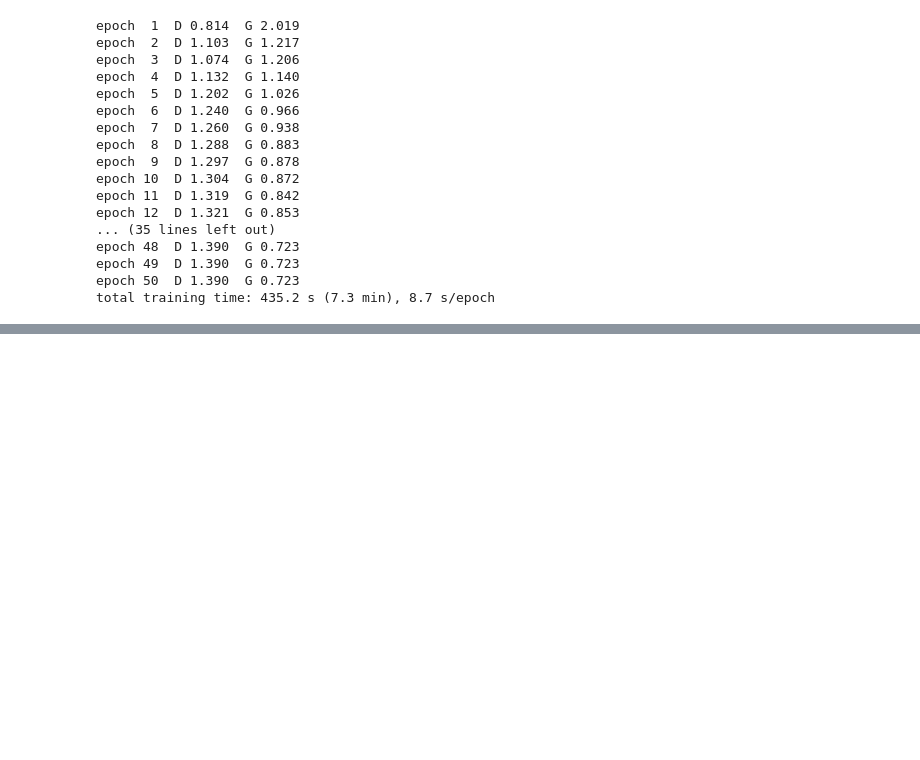
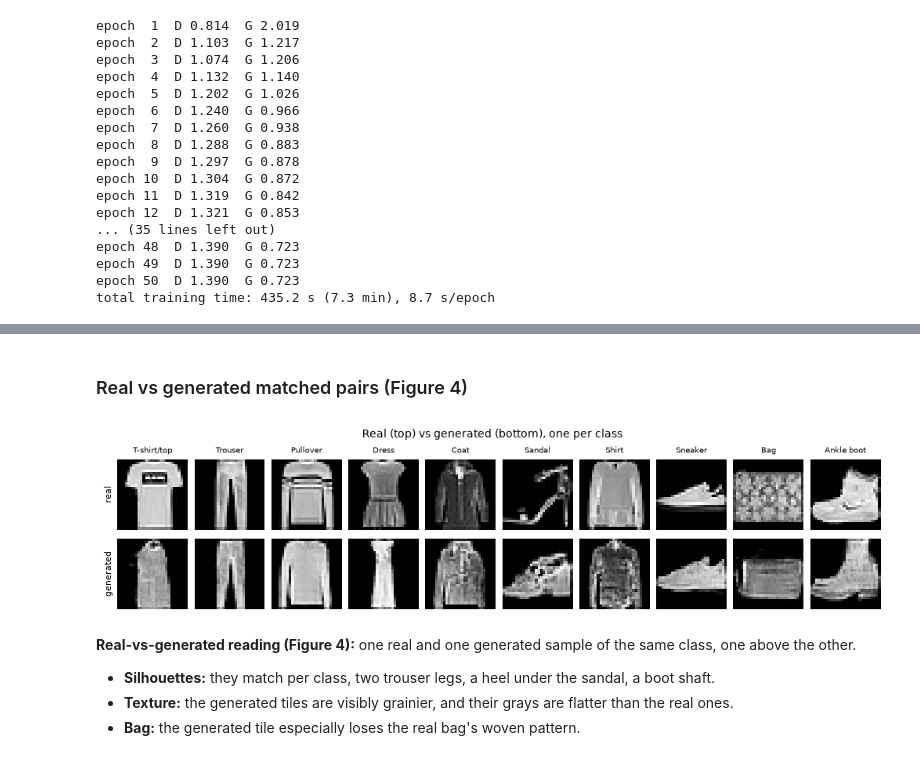
Before and after one commit to intend-dev/conditional-dcgan-fashion-mnist, a Jupyter notebook: generative_model.ipynb, the cells around one changed output, grey strips where cells are left out. Drawn from its saved outputs; the diff is of its cells as text; code cells hidden in the pictures; blank space fills up the shorter version.

```diff
--- a/generative_model.ipynb
+++ b/generative_model.ipynb
@@ -418,0 +528,31 @@ total training time: 435.2 s (7.3 min), 8.7 s/epoch
+# %% [markdown]
+### Real vs generated matched pairs (Figure 4)
+# %%
+# Real vs generated, one per class, matched pairs:
+# real (top) and generated with the same class label (bottom), generated from one fixed noise batch in eval mode (adopted protocol)
+G.eval()
+with torch.no_grad():
+    gen_pairs = G(torch.randn(10, NZ, device=DEVICE), torch.arange(10, device=DEVICE)).cpu()
+fig, axes = plt.subplots(2, 10, figsize=(10, 2.4), layout="constrained")
+for i in range(10):
+    axes[0, i].imshow((real_by_class[i, 0] * 0.5 + 0.5).numpy(), cmap="gray", vmin=0, vmax=1)
+    axes[0, i].set_title(CLASSES[i], fontsize=7)
+    axes[1, i].imshow((gen_pairs[i, 0] * 0.5 + 0.5).numpy(), cmap="gray", vmin=0, vmax=1)
+for row in axes:
+    for ax in row:
+        ax.set_xticks([])
+        ax.set_yticks([])
+        for sp in ax.spines.values():
+            sp.set_visible(False)
+axes[0, 0].set_ylabel("real", fontsize=8)
+axes[1, 0].set_ylabel("generated", fontsize=8)
+fig.suptitle("Real (top) vs generated (bottom), one per class", fontsize=10)
+fig.savefig(FIGDIR / "fig4-real-vs-generated.png", dpi=110, bbox_inches="tight")
+plt.show()
+# %% [output]
+[figure, added]
+# %% [markdown]
+**Real-vs-generated reading (Figure 4):** one real and one generated sample of the same class, one above the other.
+- **Silhouettes:** they match per class, two trouser legs, a heel under the sandal, a boot shaft.
+- **Texture:** the generated tiles are visibly grainier, and their grays are flatter than the real ones.
+- **Bag:** the generated tile especially loses the real bag's woven pattern.
```
Also changed, not shown: parts of 16 cells of this notebook.
